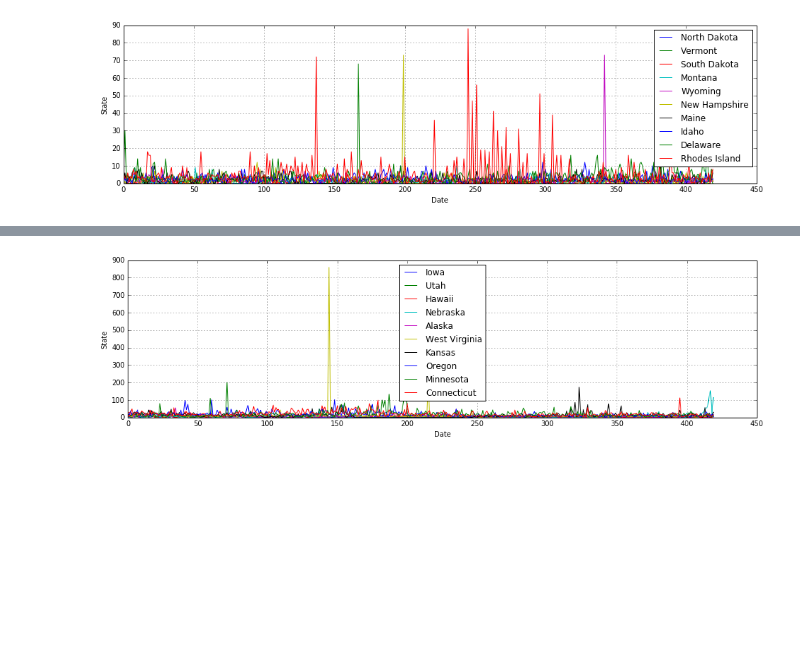
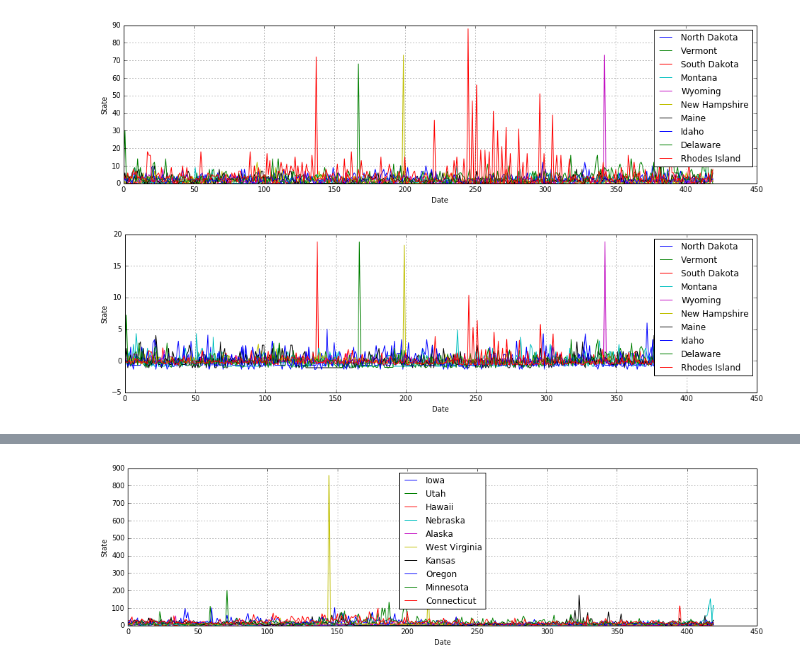
Before and after one commit to vslovik/dm, a Jupyter notebook: time_series/killbill4.ipynb, the cells around one changed output, grey strips where cells are left out. Drawn from its saved outputs; the diff is of its cells as text; code cells hidden in the pictures; blank space fills up the shorter version.

Commit message:
time series

```diff
--- a/time_series/killbill4.ipynb
+++ b/time_series/killbill4.ipynb
@@ -150,3 +150,17 @@ plt.grid()
 plt.show()
 # %% [output]
 [figure]
+# %%
+# Plot several state time series
+fig = plt.figure()
+ax = plt.subplot(111)
+for i in range(0,10):
+    state = states_list[i]
+    ax.plot((my_series[state] - my_series[state].mean())/my_series[state].std(), linestyle='-', label="{}".format(state))
+plt.legend(loc='best')
+plt.ylabel('State')
+plt.xlabel('Date')
+plt.grid()
+plt.show()
+# %% [output]
+[figure, added]
```
Also changed, not shown: parts of 8 cells of this notebook.
